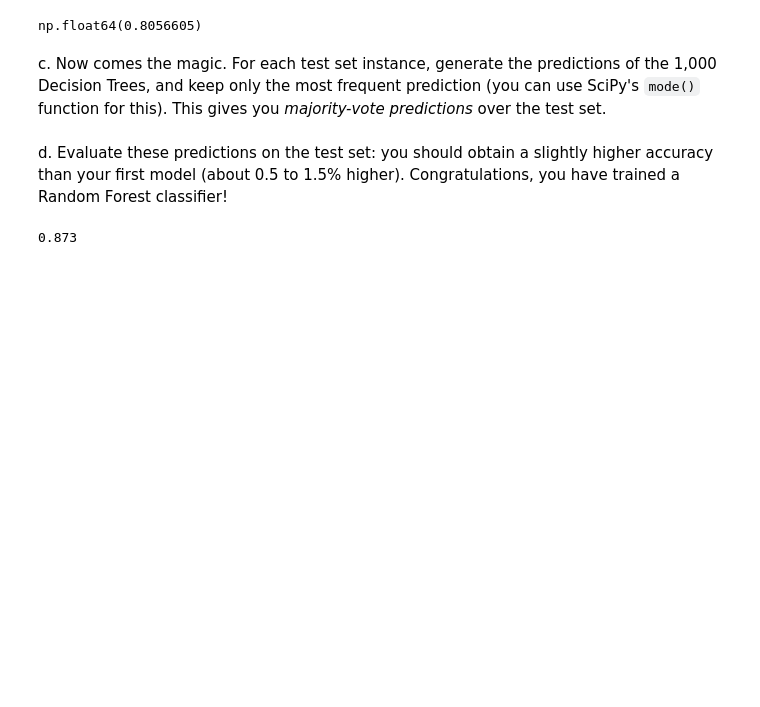
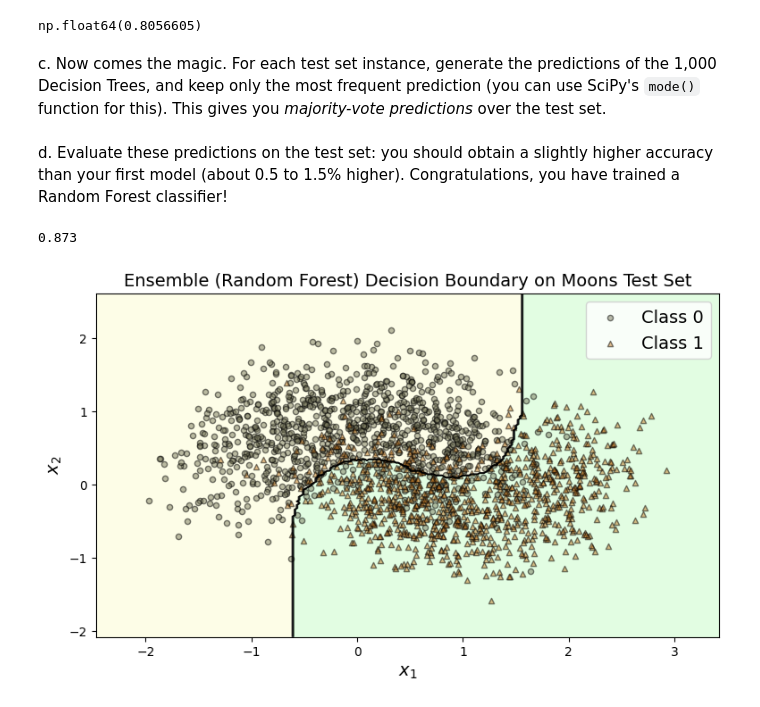
Before and after one commit to phanindravantipalli001-commits/health-tracker, a Jupyter notebook: 06_decision_trees.ipynb, the cells around one changed output. Saved outputs shown, nothing was run; the diff lists cells and outputs as text; code cells hidden in the pictures; blank space fills up the shorter version.

```diff
--- a/06_decision_trees.ipynb
+++ b/06_decision_trees.ipynb
@@ -673,3 +702,46 @@ d. Evaluate these predictions on the test set: you should obtain a slightly high
 accuracy_score(y_test, y_pred_majority_votes.reshape([-1]))
 # %% [output]
 0.873
+# %%
+# Create a dense 2D grid covering the test dataset feature space
+x0_min, x0_max = X_test[:, 0].min() - 0.5, X_test[:, 0].max() + 0.5
+x1_min, x1_max = X_test[:, 1].min() - 0.5, X_test[:, 1].max() + 0.5
+x0_grid, x1_grid = np.meshgrid(
+    np.linspace(x0_min, x0_max, 300),
+    np.linspace(x1_min, x1_max, 300)
+)
+X_grid = np.c_[x0_grid.ravel(), x1_grid.ravel()]
+
+# Collect predictions across all 1,000 mini-trees on the grid
+grid_preds = np.empty([n_trees, len(X_grid)], dtype=np.uint8)
+for idx, tree in enumerate(forest):
+    grid_preds[idx] = tree.predict(X_grid)
+
+# Majority vote ensemble prediction
+rf_grid_pred, _ = mode(grid_preds, axis=0)
+rf_grid_pred = rf_grid_pred.reshape(x0_grid.shape)
+
+# Plot the ensemble decision boundary alongside test data points
+plt.figure(figsize=(9, 5))
+plt.contourf(x0_grid, x1_grid, rf_grid_pred, alpha=0.3, cmap=custom_cmap)
+plt.contour(x0_grid, x1_grid, rf_grid_pred, colors="k", linewidths=0.7, alpha=0.6)
+
+for idx, marker, color in zip([0, 1], ["o", "^"], ["#78785c", "#c47b27"]):
+    plt.scatter(
+        X_test[y_test == idx, 0],
+        X_test[y_test == idx, 1],
+        marker=marker,
+        c=color,
+        label=f"Class {idx}",
+        alpha=0.5,
+        edgecolors="k",
+        s=20
+    )
+
+plt.xlabel(r"$x_1$")
+plt.ylabel(r"$x_2$")
+plt.title("Ensemble (Random Forest) Decision Boundary on Moons Test Set")
+plt.legend()
+plt.show()
+# %% [output]
+[figure, added]
```
Also changed, not shown: parts of 5 cells of this notebook.
